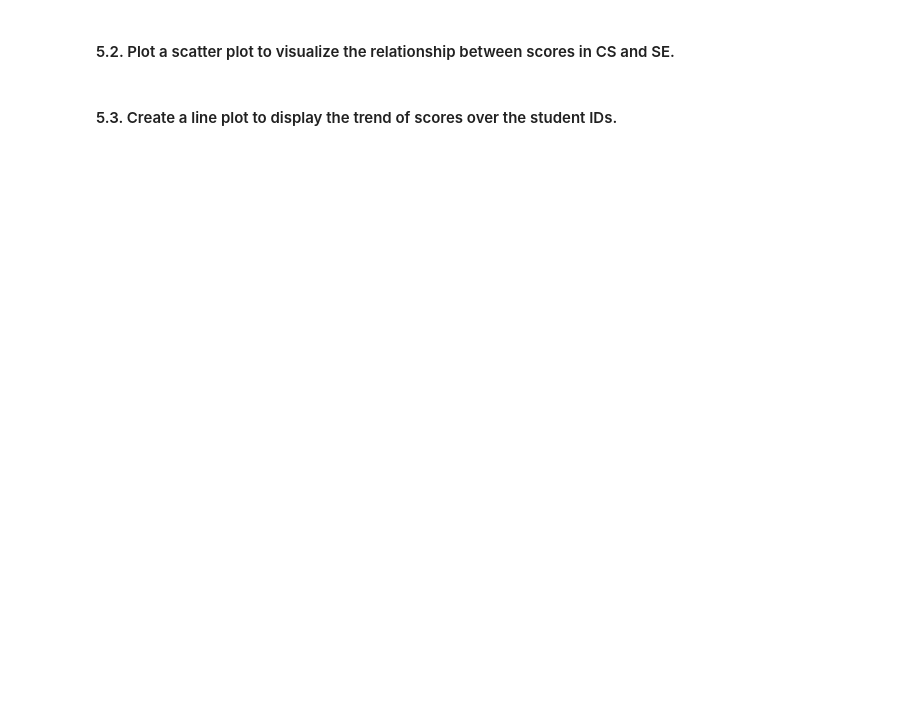
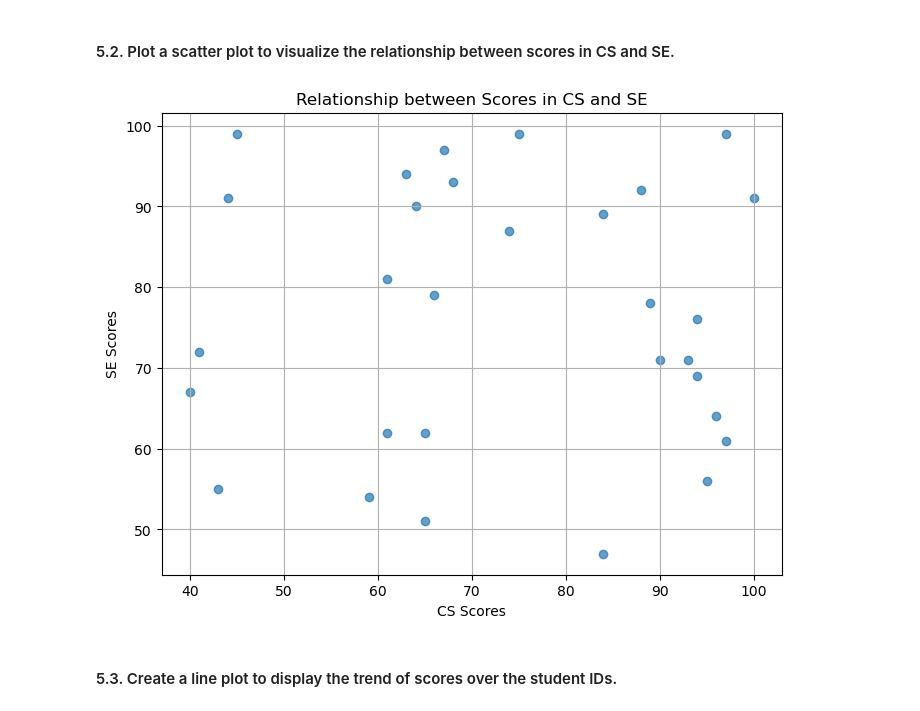
Before and after one commit to shahzaib-shafiq/Data-Science-Fundamentals, a Jupyter notebook: Quiz 4.ipynb, the cells around one changed output. Saved outputs shown, nothing was run; the diff lists cells and outputs as text; code cells hidden in the pictures; blank space fills up the shorter version.

Commit message:
Quiz 4 Solution

```diff
--- a/Quiz 4.ipynb
+++ b/Quiz 4.ipynb
@@ -24,4 +24,19 @@ data = {
     # fill the code here to generate values as required
 }
 
-#Generate dataframe here
+
+
+# Generate random student data
+data = {
+    'StudentID': np.arange(1, 101),
+    'Class': np.random.choice(['A', 'B', 'C'], size=100),
+    'Gender': np.random.choice(['Male', 'Female'], size=100),
+    'Subject': np.random.choice(['EE', 'CS', 'SE'], size=100),
+    'Score': np.random.randint(40, 101, size=100),
+    'CGPA': np.random.uniform(1,4, size=100),
+
+}
+
+# Generate dataframe
+df = pd.DataFrame(data)
+print(df)
@@ -48,7 +143,51 @@ data = {
 # %% [markdown]
 #### 5.2. Plot a scatter plot to visualize the relationship between scores in CS and SE.
 # %%
-#Add Solution here
+import matplotlib.pyplot as plt
+
+# Extract CS and SE scores
+cs_scores = df[df['Subject'] == 'CS']['Score']
+se_scores = df[df['Subject'] == 'SE']['Score']
+
+# Make sure both CS and SE scores have the same number of elements
+min_length = min(len(cs_scores), len(se_scores))
+cs_scores = cs_scores[:min_length]
+se_scores = se_scores[:min_length]
+
+# Create a scatter plot
+plt.figure(figsize=(8, 6))
+plt.scatter(cs_scores, se_scores, alpha=0.7)
+plt.title('Relationship between Scores in CS and SE')
+plt.xlabel('CS Scores')
+plt.ylabel('SE Scores')
+plt.grid(True)
+plt.show()
+
+# import seaborn as sns
+# import matplotlib.pyplot as plt
+
+# # # Extract CS and SE scores
+# # cs_scores = df[df['Subject'] == 'CS']['Score']
+# # se_scores = df[df['Subject'] == 'SE']['Score']
+
+# # # Make sure both CS and SE scores have the same number of elements
+# # min_length = min(len(cs_scores), len(se_scores))
+# # cs_scores = cs_scores[:min_length]
+# # se_scores = se_scores[:min_length]
+
+# # # Create a DataFrame from the scores
+# # data = pd.DataFrame({'CS Scores': cs_scores, 'SE Scores': se_scores})
+
+# # # Create a scatter plot using Seaborn
+# # plt.figure(figsize=(8, 6))
+# # sns.scatterplot(data=data, x='CS Scores', y='SE Scores', alpha=0.7)
+# # plt.title('Relationship between Scores in CS and SE')
+# # plt.xlabel('CS Scores')
+# # plt.ylabel('SE Scores')
+# # plt.grid(True)
+# # plt.show()
+# %% [output]
+[figure, added]
 # %% [markdown]
 #### 5.3. Create a line plot to display the trend of scores over the student IDs.
 # %%
```
Also changed, not shown: parts of 7 cells of this notebook, 1 other file.
